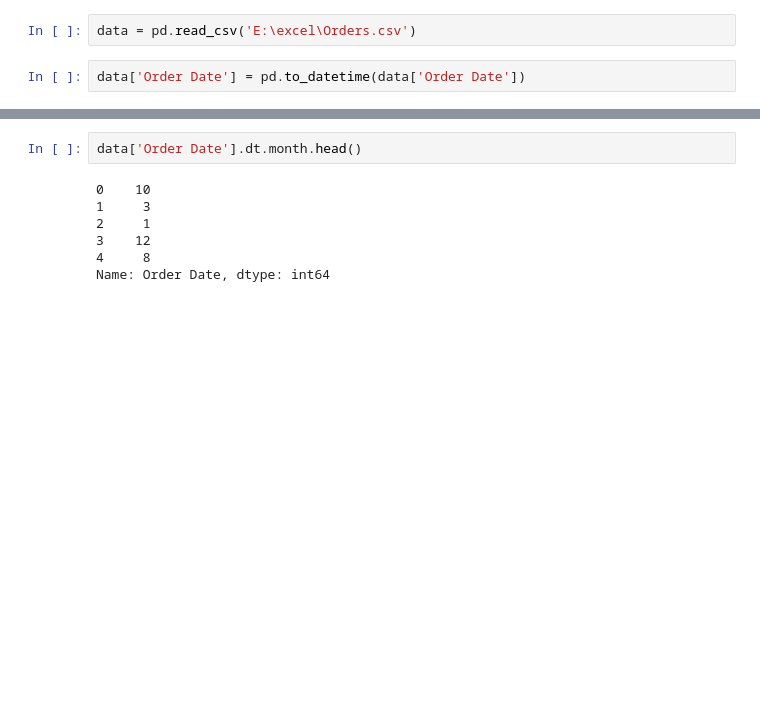
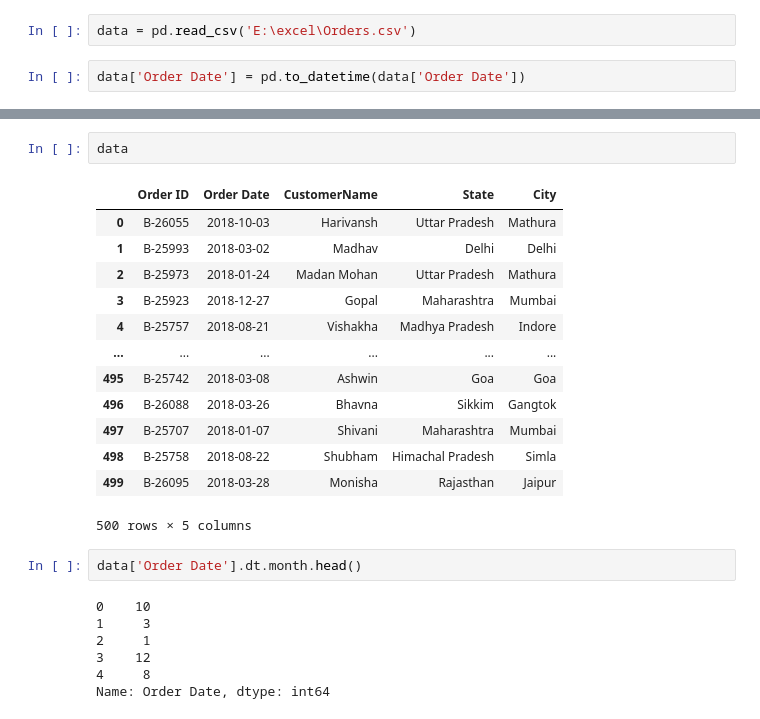
Before and after one commit to 960Subhamsingh/Python_Tutorial, a Jupyter notebook: 08_Data and Time/datetime.ipynb, the cells around one changed output, grey strips where cells are left out. Cells and saved outputs as stored; diff of their text form; blank space fills up the shorter version.

```diff
--- a/08_Data and Time/datetime.ipynb
+++ b/08_Data and Time/datetime.ipynb
@@ -161,3 +157,19 @@ Name: Order Date, dtype: int64
+# %%
+data
+# %% [output]
+|  | Order ID | Order Date | CustomerName | State | City |
+| 0 | B-26055 | 2018-10-03 | Harivansh | Uttar Pradesh | Mathura |
+| 1 | B-25993 | 2018-03-02 | Madhav | Delhi | Delhi |
+| 2 | B-25973 | 2018-01-24 | Madan Mohan | Uttar Pradesh | Mathura |
+| 3 | B-25923 | 2018-12-27 | Gopal | Maharashtra | Mumbai |
+| 4 | B-25757 | 2018-08-21 | Vishakha | Madhya Pradesh | Indore |
+| ... | ... | ... | ... | ... | ... |
+| 495 | B-25742 | 2018-03-08 | Ashwin | Goa | Goa |
+| 496 | B-26088 | 2018-03-26 | Bhavna | Sikkim | Gangtok |
+| 497 | B-25707 | 2018-01-07 | Shivani | Maharashtra | Mumbai |
+| 498 | B-25758 | 2018-08-22 | Shubham | Himachal Pradesh | Simla |
+| 499 | B-26095 | 2018-03-28 | Monisha | Rajasthan | Jaipur |
+500 rows × 5 columns
 # %%
 data['Order Date'].dt.month.head()
 # %% [output]
```
Also changed, not shown: parts of 1 cell of this notebook, 3 other files.
